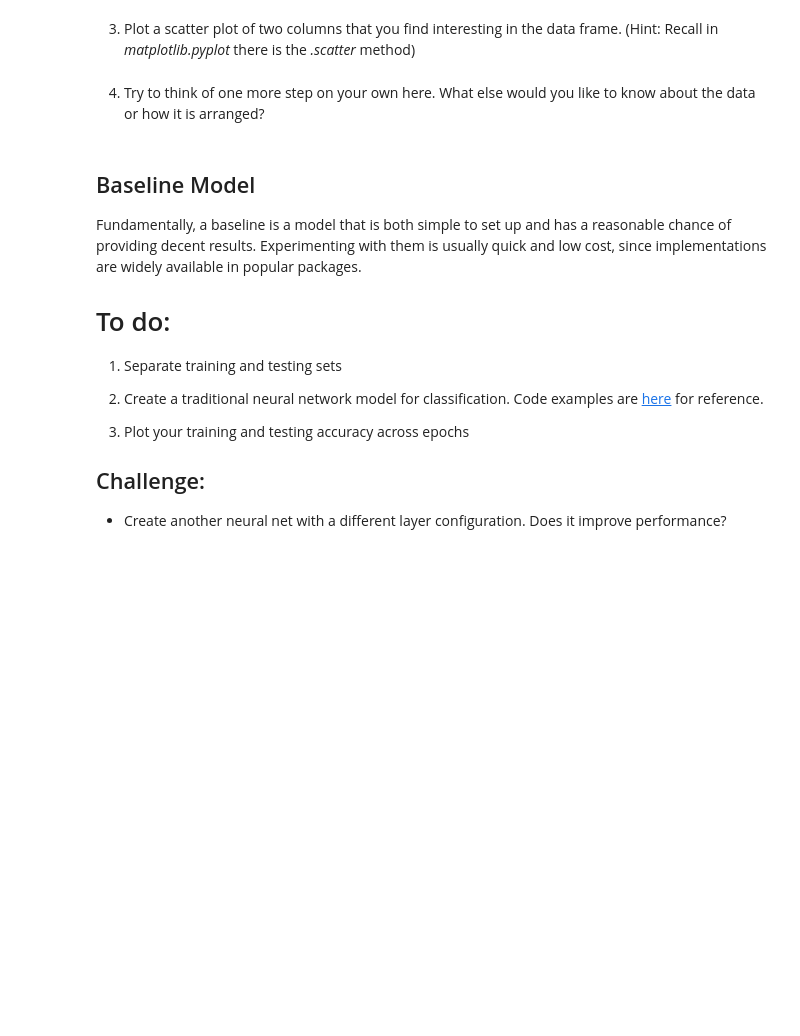
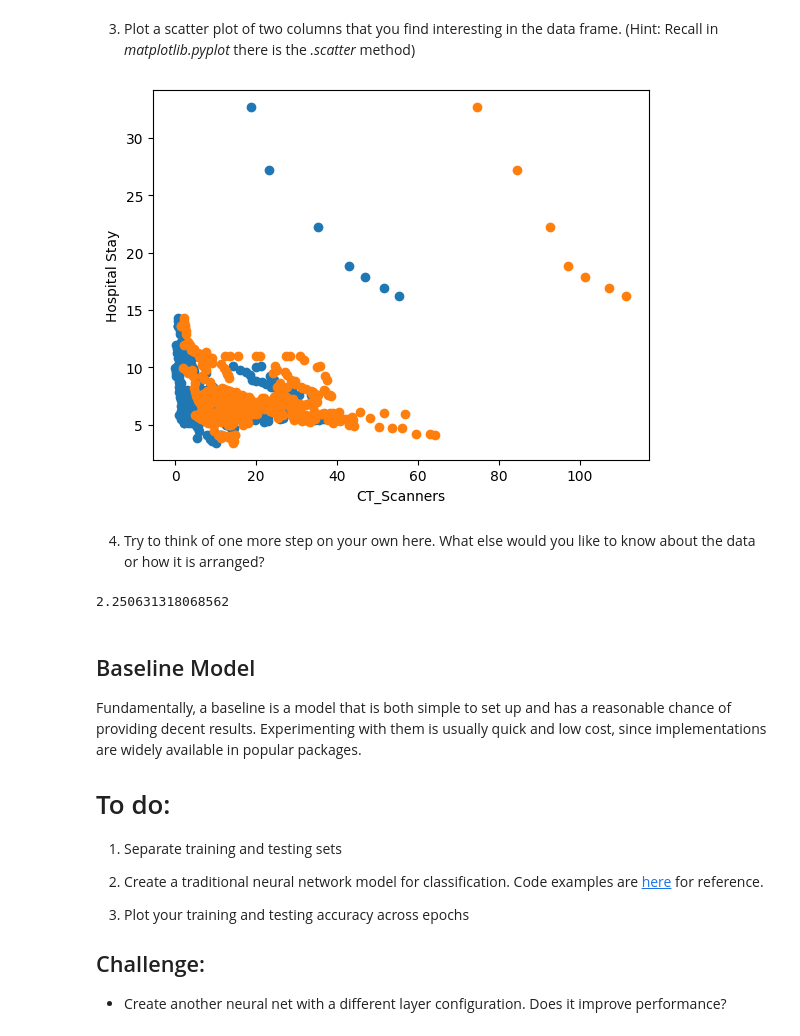
Before and after one commit to InjuredRoman/lengthOfStay, a Jupyter notebook: src.ipynb, the cells around one changed output. Saved outputs shown, nothing was run; the diff lists cells and outputs as text; code cells hidden in the pictures; blank space fills up the shorter version.

Commit message:
Standardize data

```diff
--- a/src.ipynb
+++ b/src.ipynb
@@ -52,7 +53,7 @@ Notice that this requires you to download the data form this [link](https://driv
 
 Once you download the *csv* format data set from the link above you can save it in your computer locally at a directory you desire. Please upload that data set onto the Colab environment by going to the menu bar on the left and click on the *folder* button to open the directory of the notebook. Please directly upload your dataset to this Colab environment and then use the path defined below.
 # %%
-path = "/assets/Healthcare_Investments_and_Hospital_Stay.csv"
+path = "./Healthcare_Investments_and_Hospital_Stay.csv"
 data = pd.read_csv(path)
 data.head(3)
 # %% [output]
@@ -108,3 +107,12 @@ You can refer to more resources here in this [code](https://colab.research.googl
+# %%
+# Your code here
+import sklearn
+from sklearn.model_selection import train_test_split
+
+features, labels = data.drop(columns=['Hospital_Stay', "Location"]), data["Hospital_Stay"]
+
+
+trainX, testX, trainY, testY = train_test_split(features, labels, test_size=0.3, random_state=42)
 # %% [markdown]
 2) Plot a histogram of one of the columns you find interesting in the data frame. (Hint: Recall the *.hist()* method)
 # %%
@@ -116,2 +122,11 @@ You can refer to more resources here in this [code](https://colab.research.googl
+# %%
+# Your code here
+import matplotlib.pyplot as plt
+for feature in ["MRI_Units", 'CT_Scanners']:
+    plt.scatter(features[feature], labels)
+    plt.xlabel(feature)
+    plt.ylabel("Hospital Stay")
+# %% [output]
+[figure, added]
 # %% [markdown]
 4) Try to think of one more step on your own here. What else would you like to know about the data or how it is arranged?
@@ -120,3 +133,19 @@ You can refer to more resources here in this [code](https://colab.research.googl
+# %%
+# Your code here
+from sklearn.linear_model import LinearRegression
+from sklearn.metrics import mean_squared_error, root_mean_squared_error
+
+def trainLinearRegressor(trainX, trainY):
+    lr = LinearRegression()
+    lr.fit(trainX, trainY)
+    return lr
+
+lr = trainLinearRegressor(trainX, trainY)
+preds = lr.predict(testX)
+mean_squared_error(testY, preds)
+root_mean_squared_error(testY, preds)
+# %% [output]
+2.250631318068562
 # %% [markdown]
 ## Baseline Model
 
```
Also changed, not shown: parts of 5 cells of this notebook.
